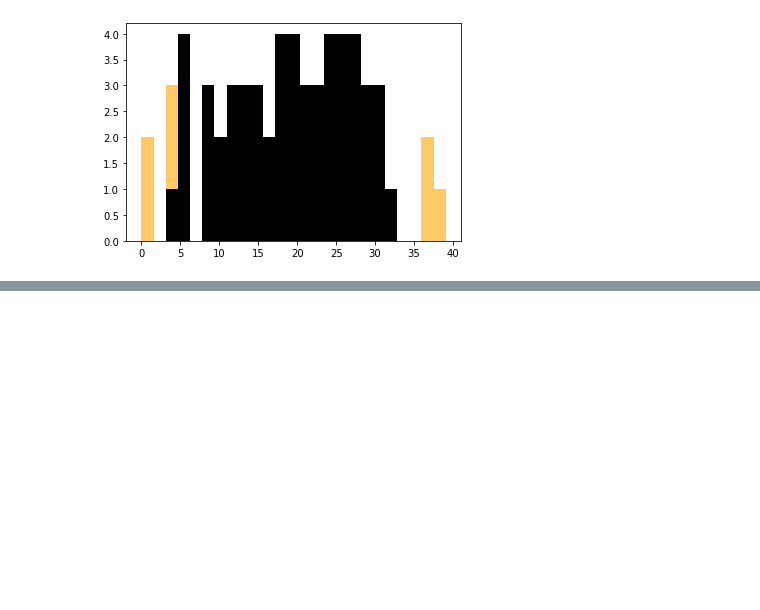
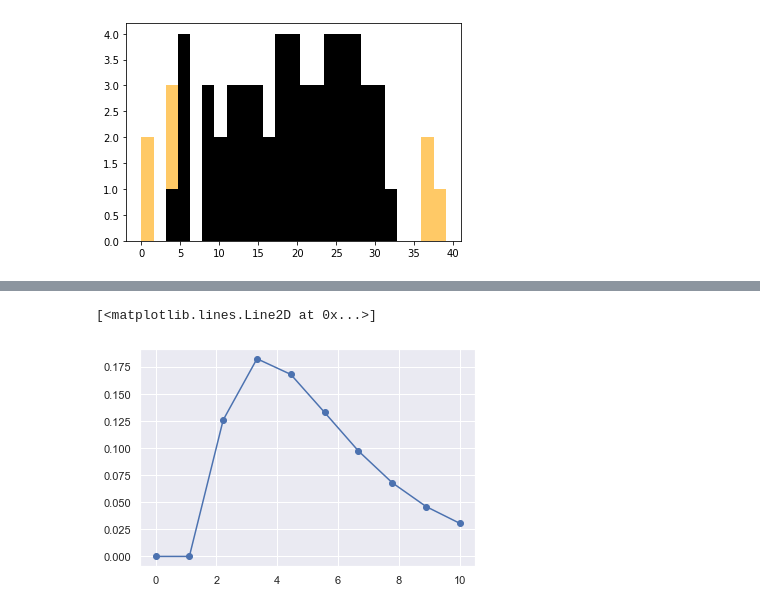
Before and after one commit to DennisDoll/DCLmeetsRETUNE, a Jupyter notebook: image_analysis_pipeline/Data_exploration_and_assumptions.ipynb, the cells around one changed output, grey strips where cells are left out. Drawn from its saved outputs; the diff is of its cells as text; code cells hidden in the pictures; blank space fills up the shorter version.

```diff
--- a/image_analysis_pipeline/Data_exploration_and_assumptions.ipynb
+++ b/image_analysis_pipeline/Data_exploration_and_assumptions.ipynb
@@ -364,0 +503,12 @@ Text(0.5, 1.0, 'correlation between normalized area and volume')
+# %%
+from pylab import linspace, plot
+import scipy.stats
+
+dist = scipy.stats.gamma
+param = (1.9870, 1.5026, 2.0174)
+X = linspace(0,10, 10)
+pdf_fitted = dist.pdf(X, *param)
+plot(X, pdf_fitted, 'o-')
+# %% [output]
+[<matplotlib.lines.Line2D at 0x...>]
+[figure, added]
```
Also changed, not shown: parts of 27 cells of this notebook, 1 other file.
